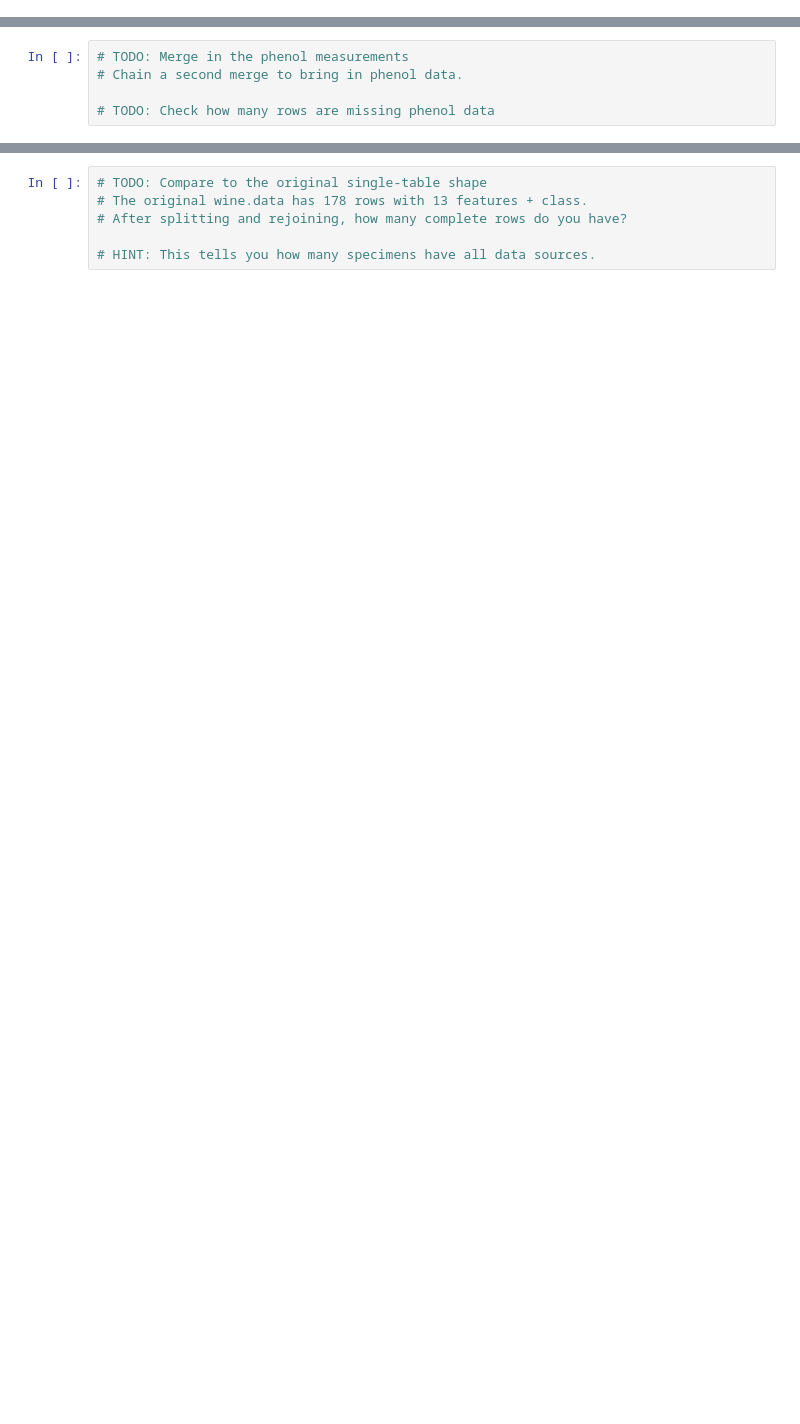
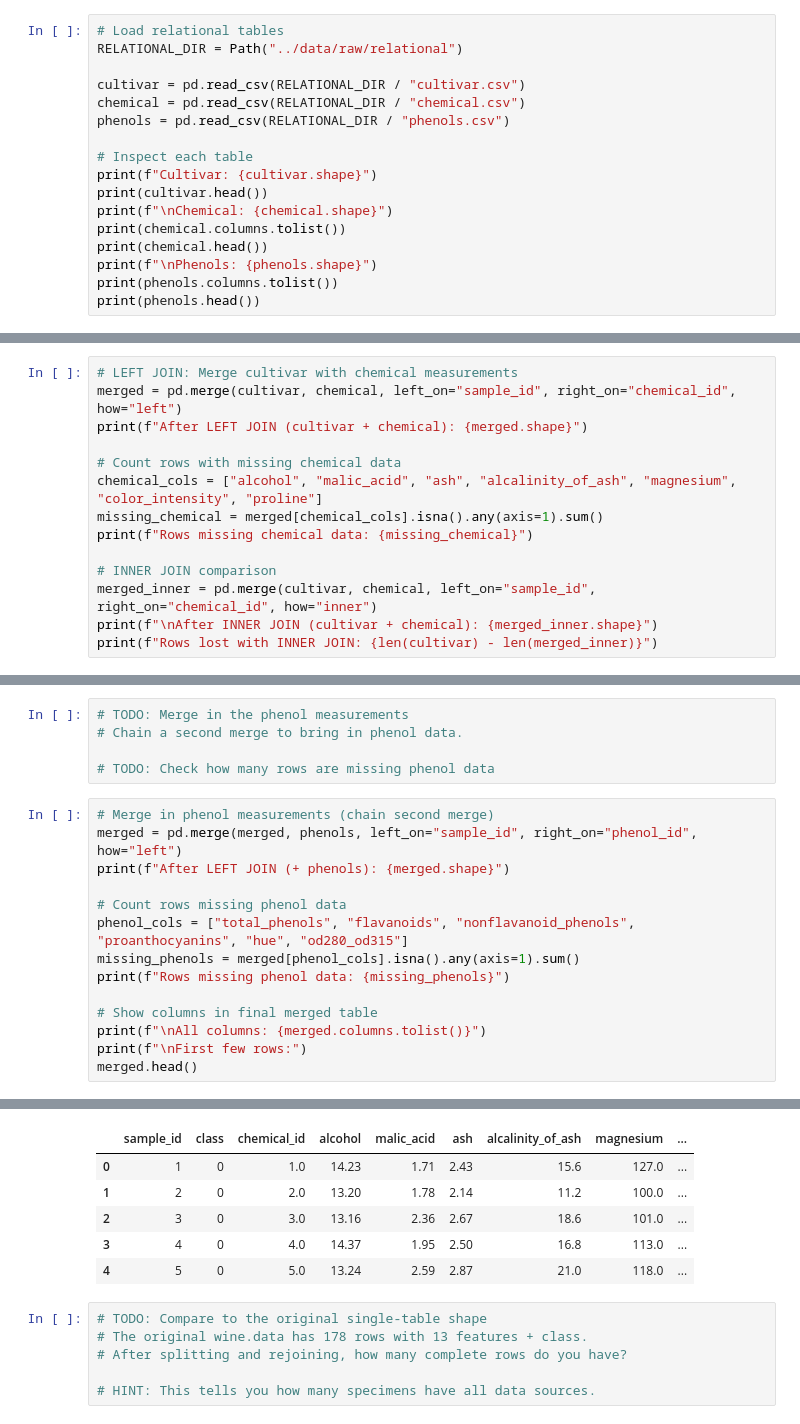
Before and after one commit to lseixasbras/ml-rumos-luis-bras, a Jupyter notebook: wine_execise/notebooks/01_data_ingestion.ipynb, the cells around one changed output, grey strips where cells are left out. Cells and saved outputs as stored; diff of their text form; blank space fills up the shorter version.

```diff
--- a/wine_execise/notebooks/01_data_ingestion.ipynb
+++ b/wine_execise/notebooks/01_data_ingestion.ipynb
@@ -176,3 +375,20 @@ RELATIONAL_DIR = Path("../data/raw/relational")
 # print(f"Cultivar: {cultivar.shape}")
 # print(f"Chemical: {chemical.shape}")
 # print(f"Phenols: {phenols.shape}")
+# %%
+# Load relational tables
+RELATIONAL_DIR = Path("../data/raw/relational")
+
+cultivar = pd.read_csv(RELATIONAL_DIR / "cultivar.csv")
+chemical = pd.read_csv(RELATIONAL_DIR / "chemical.csv")
+phenols = pd.read_csv(RELATIONAL_DIR / "phenols.csv")
+
+# Inspect each table
+print(f"Cultivar: {cultivar.shape}")
+print(cultivar.head())
+print(f"\nChemical: {chemical.shape}")
+print(chemical.columns.tolist())
+print(chemical.head())
+print(f"\nPhenols: {phenols.shape}")
+print(phenols.columns.tolist())
+print(phenols.head())
@@ -185,3 +419,17 @@ RELATIONAL_DIR = Path("../data/raw/relational")
 # merged = pd.merge(cultivar, chemical, left_on="sample_id", right_on="chemical_id", how="left")
 
 # TODO: Now try an INNER JOIN. How many rows do you lose? Why?
+# %%
+# LEFT JOIN: Merge cultivar with chemical measurements
+merged = pd.merge(cultivar, chemical, left_on="sample_id", right_on="chemical_id", how="left")
+print(f"After LEFT JOIN (cultivar + chemical): {merged.shape}")
+
+# Count rows with missing chemical data
+chemical_cols = ["alcohol", "malic_acid", "ash", "alcalinity_of_ash", "magnesium", "color_intensity", "proline"]
+missing_chemical = merged[chemical_cols].isna().any(axis=1).sum()
+print(f"Rows missing chemical data: {missing_chemical}")
+
+# INNER JOIN comparison
+merged_inner = pd.merge(cultivar, chemical, left_on="sample_id", right_on="chemical_id", how="inner")
+print(f"\nAfter INNER JOIN (cultivar + chemical): {merged_inner.shape}")
+print(f"Rows lost with INNER JOIN: {len(cultivar) - len(merged_inner)}")
@@ -190,3 +444,18 @@ RELATIONAL_DIR = Path("../data/raw/relational")
 # Chain a second merge to bring in phenol data.
 
 # TODO: Check how many rows are missing phenol data
+# %%
+# Merge in phenol measurements (chain second merge)
+merged = pd.merge(merged, phenols, left_on="sample_id", right_on="phenol_id", how="left")
+print(f"After LEFT JOIN (+ phenols): {merged.shape}")
+
+# Count rows missing phenol data
+phenol_cols = ["total_phenols", "flavanoids", "nonflavanoid_phenols", "proanthocyanins", "hue", "od280_od315"]
+missing_phenols = merged[phenol_cols].isna().any(axis=1).sum()
+print(f"Rows missing phenol data: {missing_phenols}")
+
+# Show columns in final merged table
+print(f"\nAll columns: {merged.columns.tolist()}")
+print(f"\nFirst few rows:")
+merged.head()
+# %% [output]
@@ -193,3 +468,9 @@ RELATIONAL_DIR = Path("../data/raw/relational")
+|  | sample_id | class | chemical_id | alcohol | malic_acid | ash | alcalinity_of_ash | magnesium | ... |
+| 0 | 1 | 0 | 1.0 | 14.23 | 1.71 | 2.43 | 15.6 | 127.0 | ... |
+| 1 | 2 | 0 | 2.0 | 13.20 | 1.78 | 2.14 | 11.2 | 100.0 | ... |
+| 2 | 3 | 0 | 3.0 | 13.16 | 2.36 | 2.67 | 18.6 | 101.0 | ... |
+| 3 | 4 | 0 | 4.0 | 14.37 | 1.95 | 2.50 | 16.8 | 113.0 | ... |
+| 4 | 5 | 0 | 5.0 | 13.24 | 2.59 | 2.87 | 21.0 | 118.0 | ... |
 # %%
 # TODO: Compare to the original single-table shape
 # The original wine.data has 178 rows with 13 features + class.
```
Also changed, not shown: parts of 14 cells of this notebook, 7 other files.
